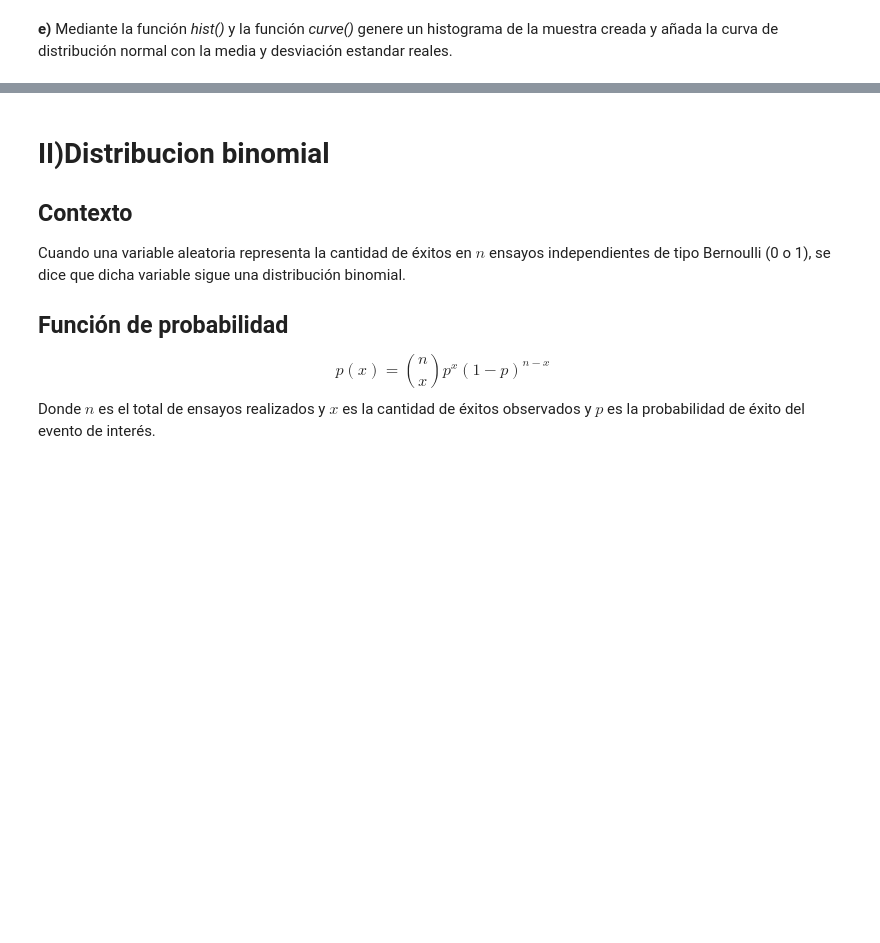
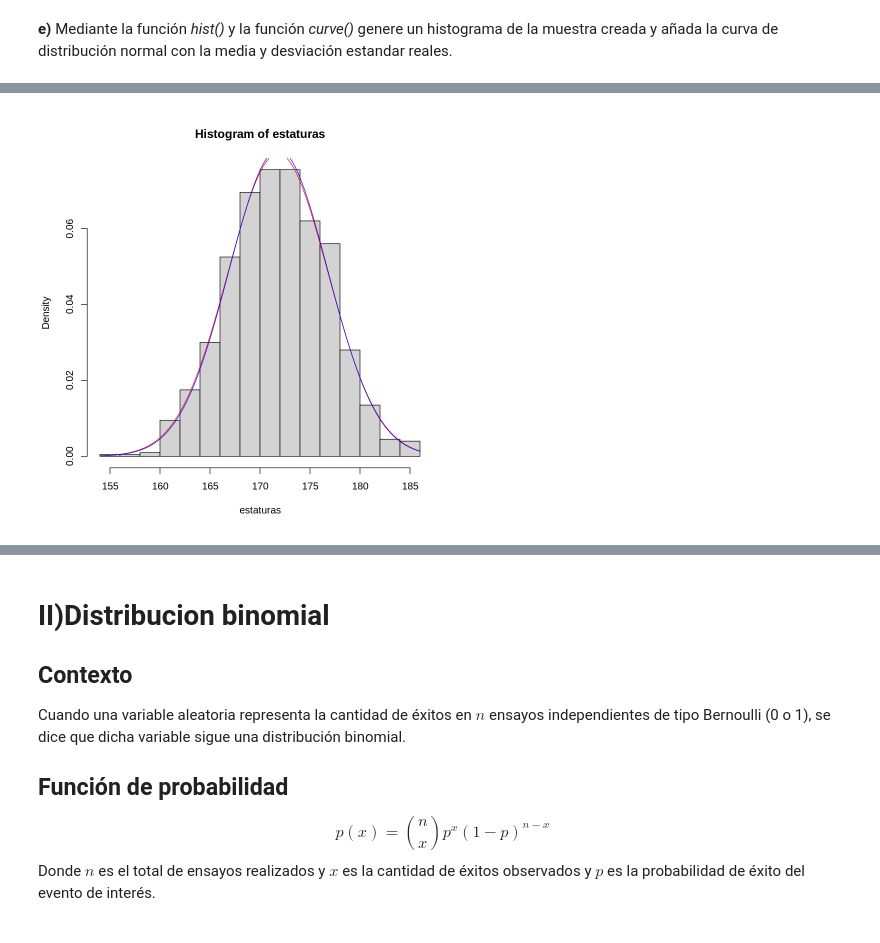
Before and after one commit to kerlesuwu/DBDC_202010_Programacion_en_R_para_ciencia_de_datos, a Jupyter notebook: Clases/Clase7/Clase7_1_Distribuciones_de_probabilidad_en_r.ipynb, the cells around one changed output, grey strips where cells are left out. Cells and saved outputs as stored; diff of their text form; code cells hidden in the pictures; blank space fills up the shorter version.

```diff
--- a/Clases/Clase7/Clase7_1_Distribuciones_de_probabilidad_en_r.ipynb
+++ b/Clases/Clase7/Clase7_1_Distribuciones_de_probabilidad_en_r.ipynb
@@ -103,3 +143,9 @@ dnorm(1.2, mean = 0, sd = 1) # evaluación de la densidad en el punto 1.2, de un
+# %%
+hist(estaturas,freq = F)
+curve(dnorm(x,mean = 171.8, sd = 5 ), add = T, col = "red") # densidad real
+curve(dnorm(x,mean = mean(estaturas), sd = sd(estaturas) ), add = T, col = "blue") # densidad con parámetros estimados (recordar que el mu se estima como la media muestral y el sigma se estima como la desviación estándar muestral)
+# %% [output]
+[figure, added]
 # %%
 mean(estaturas)
 sd(estaturas)
```
Also changed, not shown: parts of 23 cells of this notebook.
